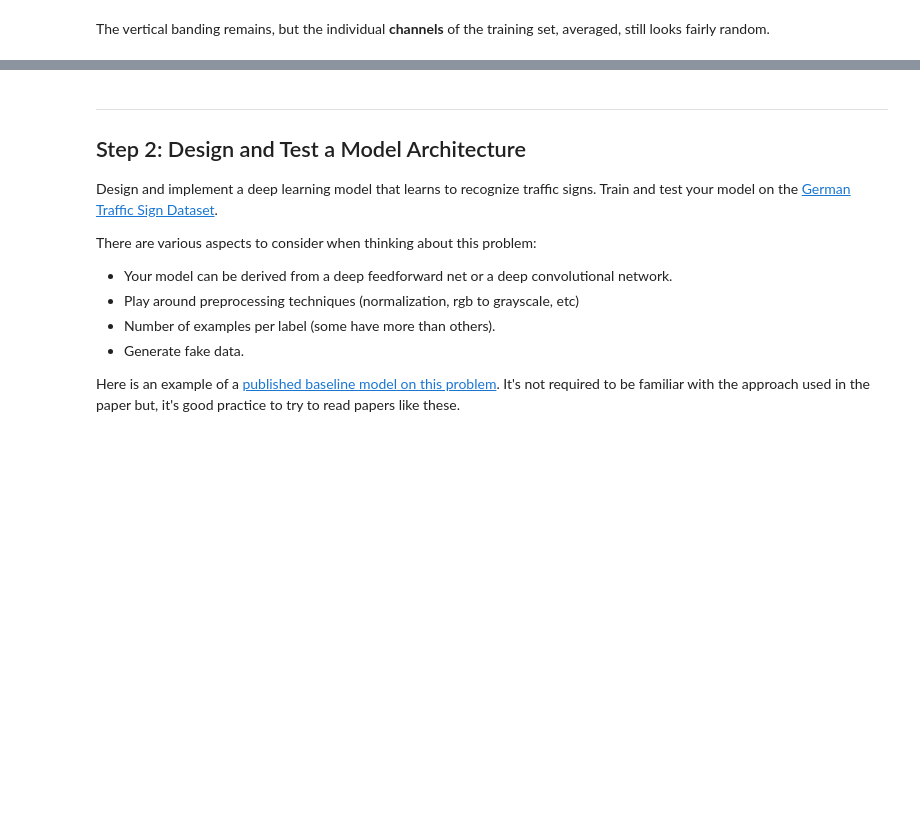
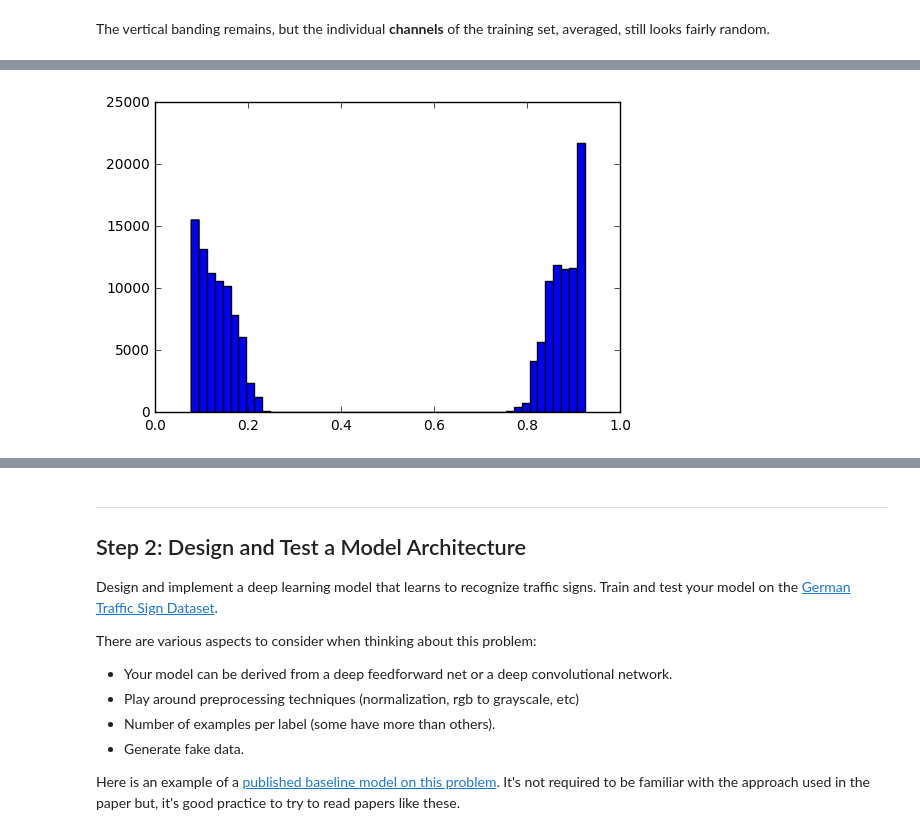
Before and after one commit to mgruben/traffic-signs, a Jupyter notebook: Traffic_Signs_Recognition.ipynb, the cells around one changed output, grey strips where cells are left out. Drawn from its saved outputs; the diff is of its cells as text; code cells hidden in the pictures; blank space fills up the shorter version.

```diff
--- a/Traffic_Signs_Recognition.ipynb
+++ b/Traffic_Signs_Recognition.ipynb
@@ -169,0 +173,5 @@ Ruh roh, `train['coords']` should contain the 4-tuple `(x1, y1, x2, y2)`; I'll n
+# %%
+plt.hist(ys, bins=50)
+plt.show()
+# %% [output]
+[figure, added]
```
Also changed, not shown: parts of 9 cells of this notebook.
